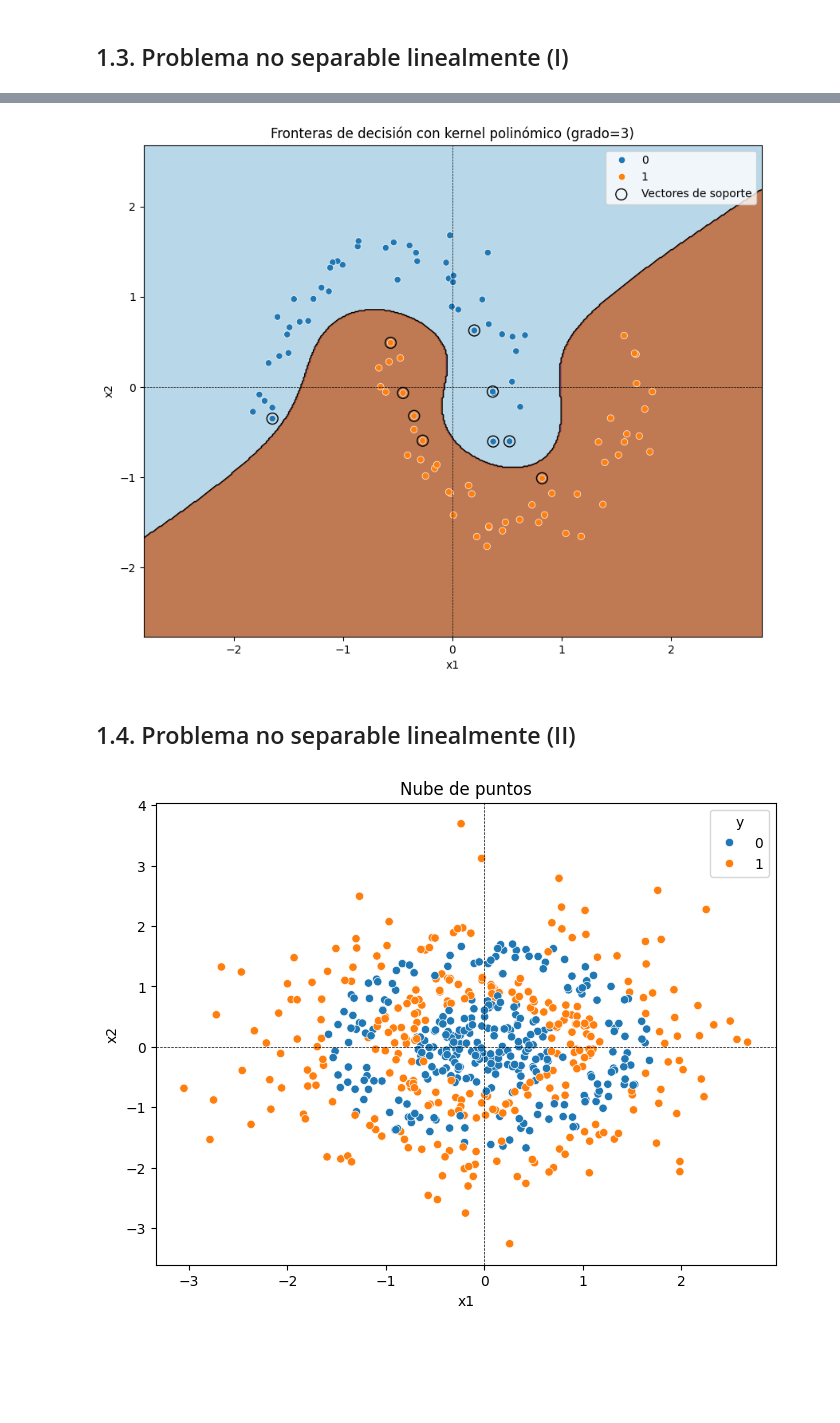
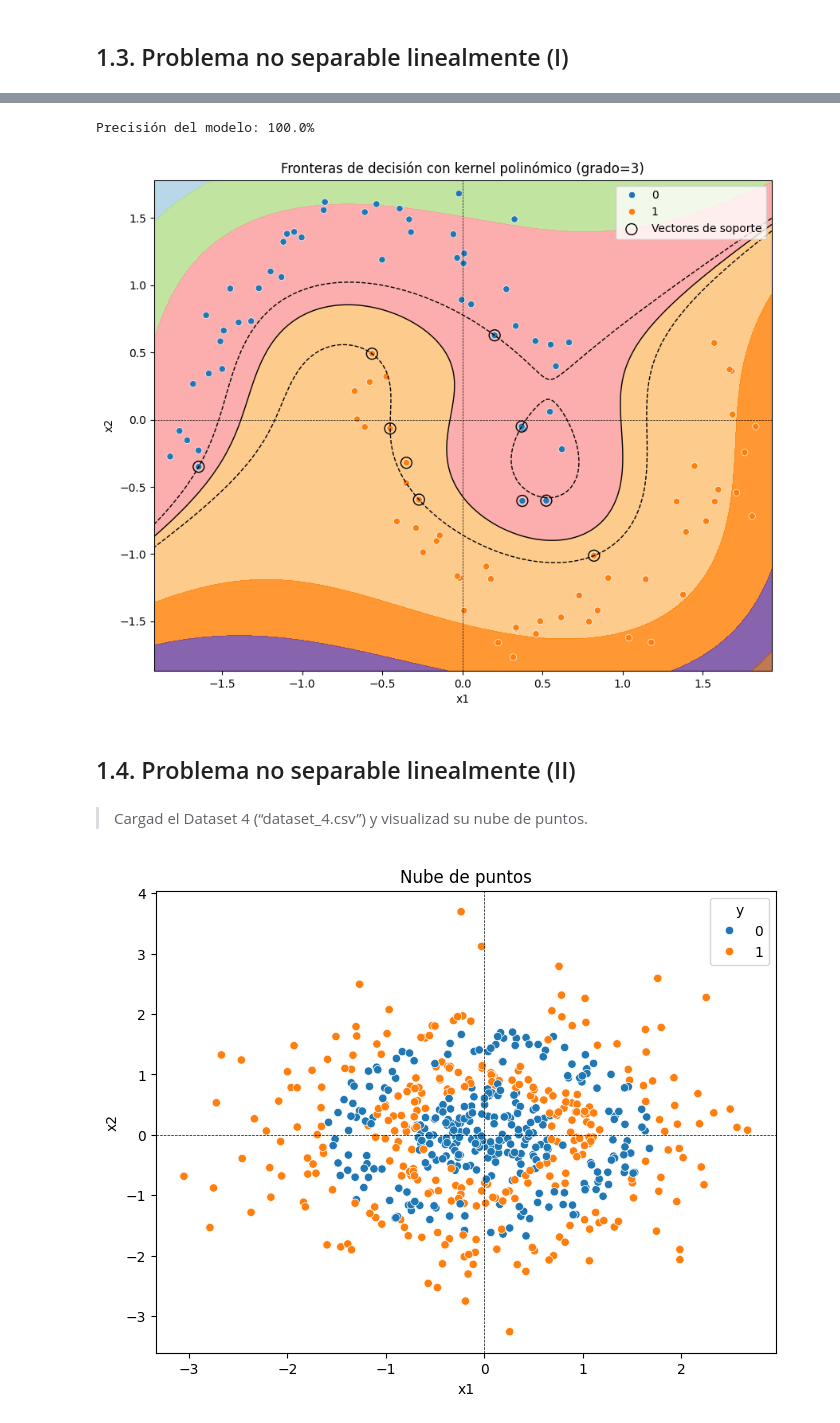
Before and after one commit to mateofra/AAS, a Jupyter notebook: Prácticas/Practica_2/P2.ipynb, the cells around one changed output, grey strips where cells are left out. Cells and saved outputs as stored; diff of their text form; code cells hidden in the pictures; blank space fills up the shorter version.

```diff
--- a/Prácticas/Practica_2/P2.ipynb
+++ b/Prácticas/Practica_2/P2.ipynb
@@ -208,0 +232,6 @@ Score: None
+# %%
+svm_poli = SVC(kernel='poly', degree=3, C=100, coef0=0.1, random_state=SEMILLA)
+X = dataset_3[["x1", "x2"]]
+y = dataset_3["y"]
+svm_poli.fit(X, y)
+print(f"Precisión del modelo: {svm_poli.score(X,y)*100}%")
@@ -209,12 +242,12 @@ Score: None
 # %%
 def plot_svm_poly(data, svm,p=None):
-    x_min, x_max = data["x1"].min() - 1, data["x1"].max() + 1
-    y_min, y_max = data["x2"].min() - 1, data["x2"].max() + 1
+    print(f"Precisión del modelo: {svm.score(X,y)*100:.2f}%")
+    x_min, x_max = data["x1"].min() - .1, data["x1"].max() + .1
+    y_min, y_max = data["x2"].min() - .1, data["x2"].max() + .1
     xx, yy = np.meshgrid(np.linspace(x_min, x_max, 500),
                          np.linspace(y_min, y_max, 500))
 
     if p!=None:
-
         # Crear DataFrame para predicción
         grid_points = np.c_[xx.ravel(), yy.ravel()]
         grid_df = pd.DataFrame(grid_points, columns=["x1", "x2"])
@@ -244,7 +277,9 @@ def plot_svm_poly(data, svm,p=None):
         edgecolors='k',
         label='Vectores de soporte'
     )
-
-    plt.title("Fronteras de decisión con kernel polinómico (grado=3)")
+    if p!=None:
+        plt.title(f"Fronteras de decisión con kernel polinómico (grado={p})")
+    else:
+        plt.title("Fronteras de decisión con kernel radial")
     plt.legend()
     plt.show()
@@ -251,11 +291,12 @@ def plot_svm_poly(data, svm,p=None):
 # %%
-svm_poli = SVC(kernel='poly', degree=3, C=100, coef0=0.1, random_state=SEMILLA)
-svm_poli.fit(X, y)
-plot_svm_poly(dataset_3, svm_poli)
+plot_svm_poly(dataset_3, svm_poli, p=3)
 # %% [output]
+Precisión del modelo: 100.0%
-[figure, old version]
+[figure, new version]
 # %% [markdown]
 ## 1.4. Problema no separable linealmente (II)
+# %% [markdown]
+> Cargad el Dataset 4 (“dataset_4.csv”) y visualizad su nube de puntos.
 # %%
 dataset_4 = pd.read_csv("dataset_4.csv")
 # %%
```
Also changed, not shown: parts of 36 cells of this notebook.
